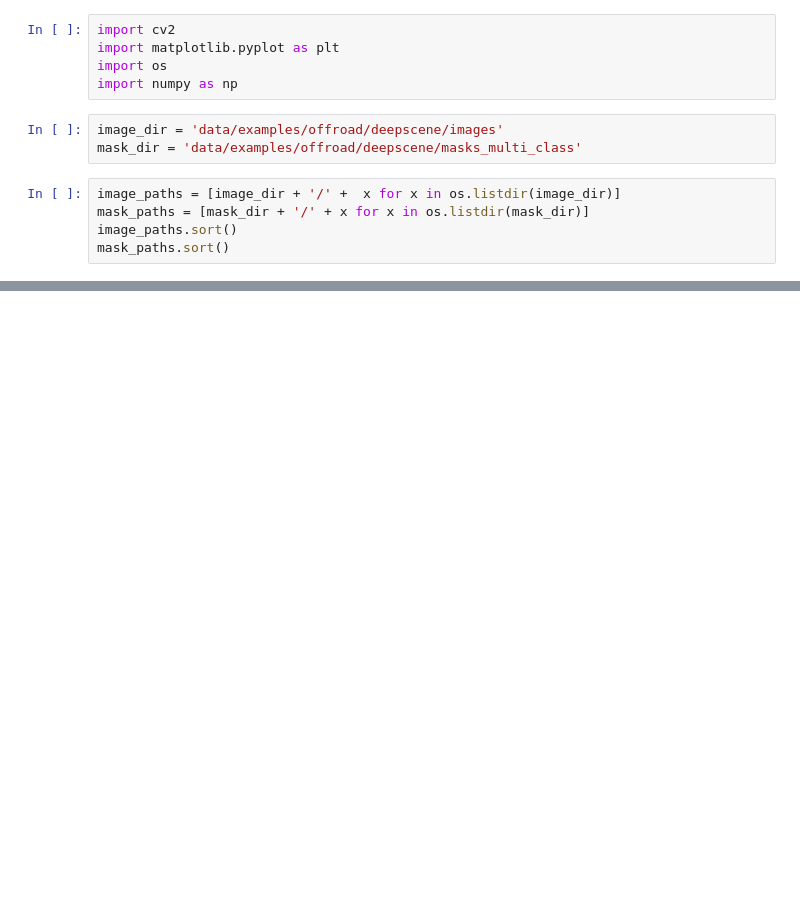
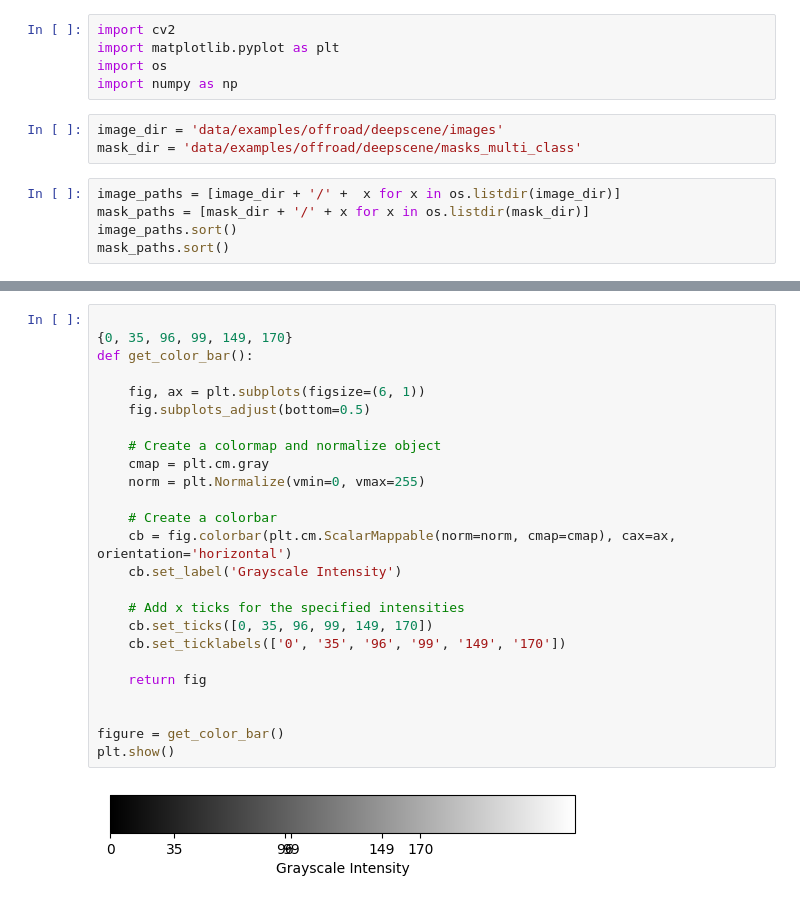
Before and after one commit to sattwik-sahu/rafseg, a Jupyter notebook: deepsceneEDA.ipynb, the cells around one changed output, grey strips where cells are left out. Saved outputs shown, nothing was run; the diff lists cells and outputs as text; blank space fills up the shorter version.

```diff
--- a/deepsceneEDA.ipynb
+++ b/deepsceneEDA.ipynb
@@ -70,0 +94,27 @@ while proceed != 'n':
+# %%
+
+{0, 35, 96, 99, 149, 170}
+def get_color_bar():
+
+    fig, ax = plt.subplots(figsize=(6, 1))
+    fig.subplots_adjust(bottom=0.5)
+
+    # Create a colormap and normalize object
+    cmap = plt.cm.gray
+    norm = plt.Normalize(vmin=0, vmax=255)
+
+    # Create a colorbar
+    cb = fig.colorbar(plt.cm.ScalarMappable(norm=norm, cmap=cmap), cax=ax, orientation='horizontal')
+    cb.set_label('Grayscale Intensity')
+
+    # Add x ticks for the specified intensities
+    cb.set_ticks([0, 35, 96, 99, 149, 170])
+    cb.set_ticklabels(['0', '35', '96', '99', '149', '170'])
+
+    return fig
+
+
+figure = get_color_bar()
+plt.show()
+# %% [output]
+[figure, added]
```
Also changed, not shown: parts of 6 cells of this notebook, 7 other files.
